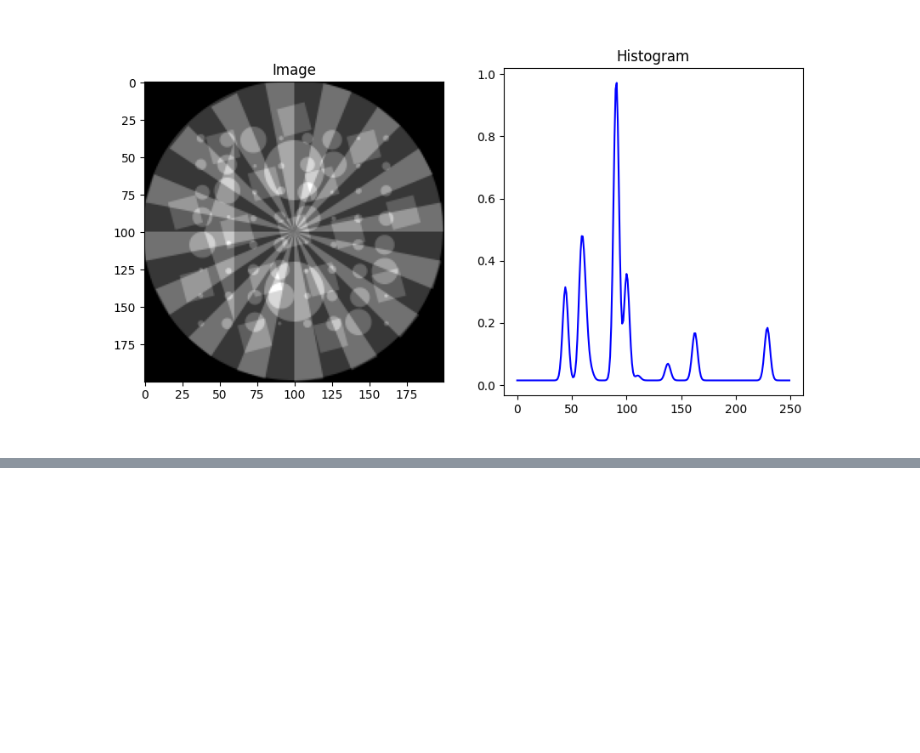
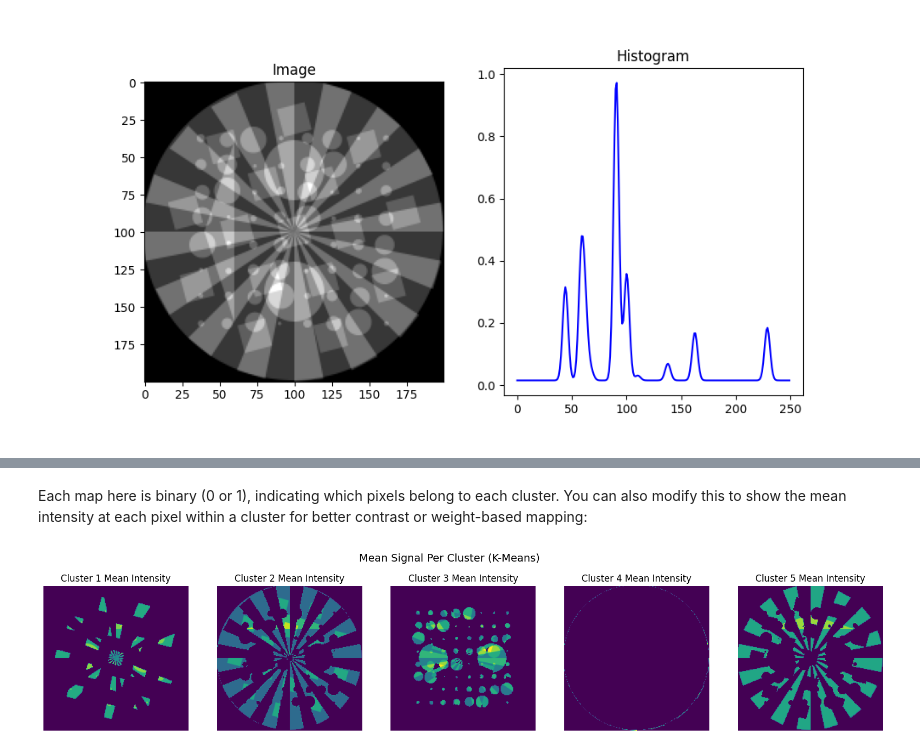
Before and after one commit to antonyvam/nDTomo, a Jupyter notebook: docs/source/notebooks/tutorial_dimensionality_reduction.ipynb, the cells around one changed output, grey strips where cells are left out. Saved outputs shown, nothing was run; the diff lists cells and outputs as text; code cells hidden in the pictures; blank space fills up the shorter version.

```diff
--- a/docs/source/notebooks/tutorial_dimensionality_reduction.ipynb
+++ b/docs/source/notebooks/tutorial_dimensionality_reduction.ipynb
@@ -271,0 +371,20 @@ gui = chemimexplorer(chemct)
+# %% [markdown]
+Each map here is binary (0 or 1), indicating which pixels belong to each cluster. You can also modify this to show the mean intensity at each pixel within a cluster for better contrast or weight-based mapping:
+# %%
+cluster_mean_maps = []
+for i in range(k):
+    mask = (labels_flat == i)
+    masked_data = np.zeros((nx * ny,))
+    masked_data[mask] = data[mask].mean(axis=1)
+    cluster_mean_maps.append(masked_data.reshape(nx, ny))
+
+# Plot intensity-based maps (alternative to binary masks)
+fig, axs = plt.subplots(1, k, figsize=(20, 4))
+for i in range(k):
+    axs[i].imshow(cluster_mean_maps[i], cmap='viridis')
+    axs[i].set_title(f"Cluster {i+1} Mean Intensity")
+    axs[i].axis('off')
+plt.suptitle("Mean Signal Per Cluster (K-Means)", fontsize=14)
+plt.show()
+# %% [output]
+[figure, added]
```
Also changed, not shown: parts of 23 cells of this notebook, 1 other file.
